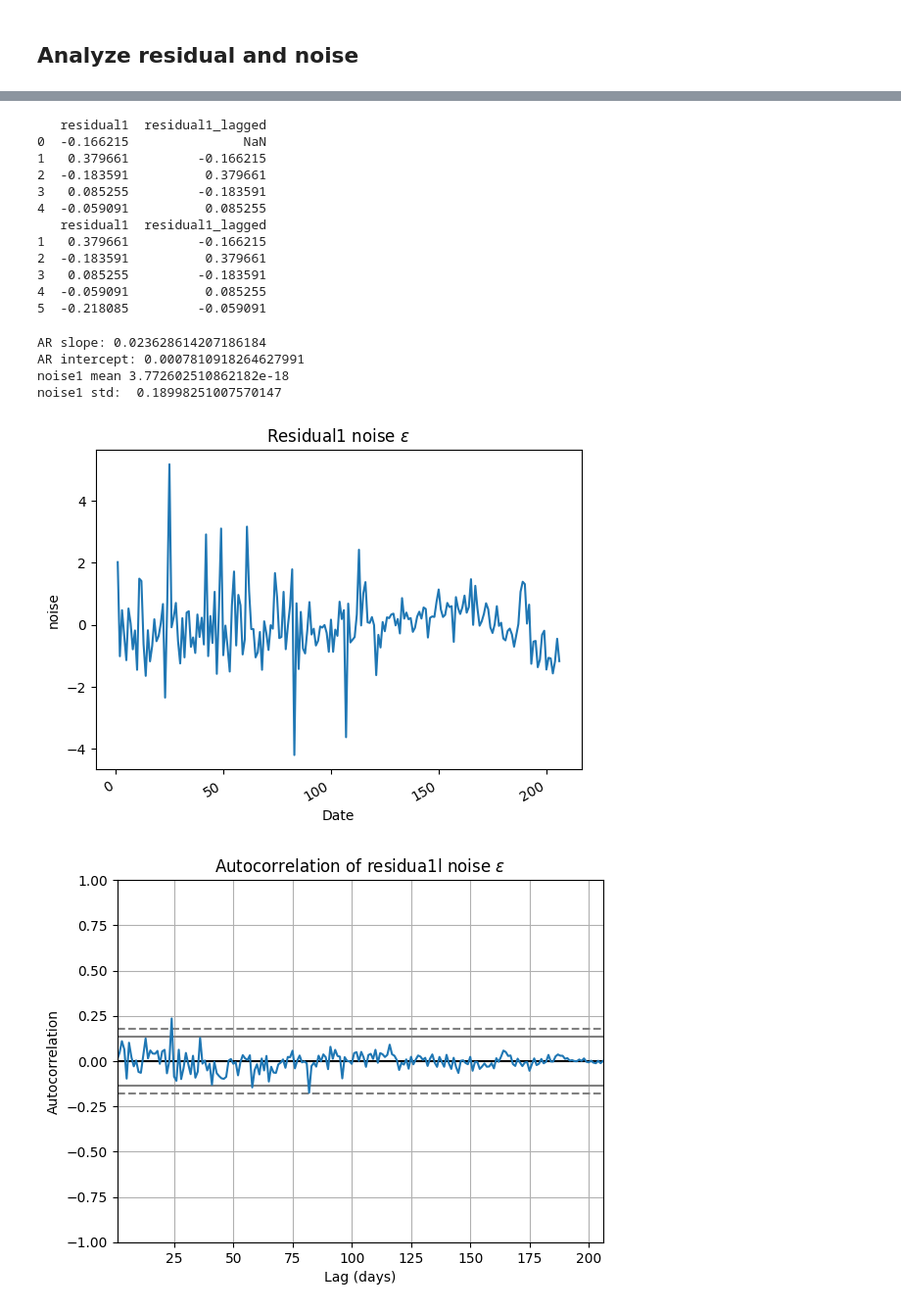
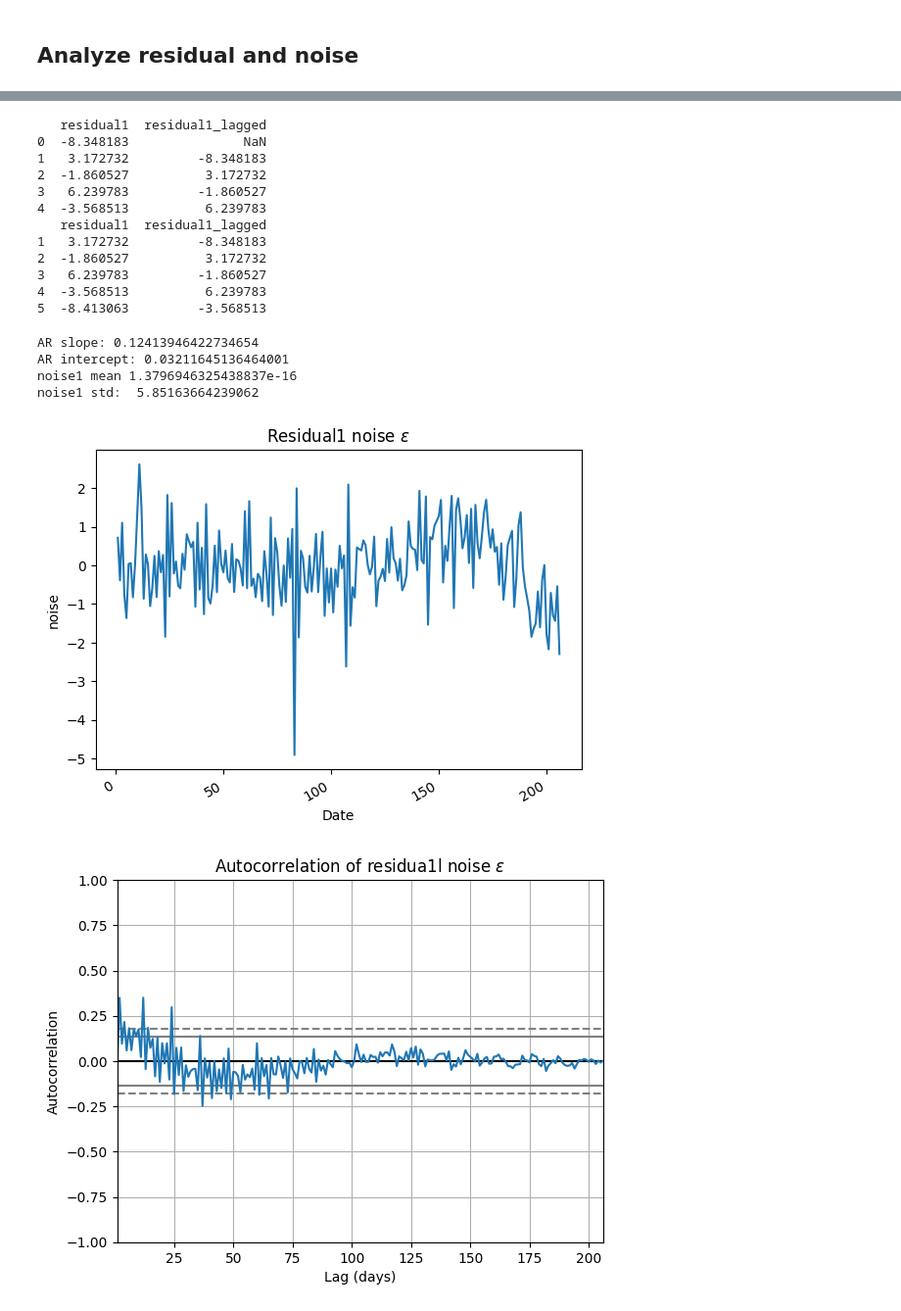
Before and after one commit to yggdrasilyuan/practicum, a Jupyter notebook: regression_time.ipynb, the cells around one changed output, grey strips where cells are left out. Shown at 98% size. Saved outputs shown, nothing was run; the diff lists cells and outputs as text; code cells hidden in the pictures.

```diff
--- a/regression_time.ipynb
+++ b/regression_time.ipynb
@@ -24,12 +24,12 @@ data
 | 82275 | 9156117 | 197325825 | AR | 2022-12-21 | 2022-12-21 16:00:00 | CAFCA Limited | ... |
 82276 rows × 38 columns
 # %%
-para="avg_sent_x"
+para="sum_sent_x"
 
 
 data=data.sort_values("FILING_DATE")
 x=data["FILING_DATE"]
 y=data[para]
-print(type(x[1]))
+# print(type(x[1]))
 plt.scatter(x,y)
 # %% [output]
@@ -217,17 +222,17 @@ DF=DF.dropna(axis="index")
 print(DF.head())
 # %% [output]
    residual1  residual1_lagged
-0  -0.166215               NaN
-1   0.379661         -0.166215
-2  -0.183591          0.379661
-3   0.085255         -0.183591
-4  -0.059091          0.085255
+0  -8.348183               NaN
+1   3.172732         -8.348183
+2  -1.860527          3.172732
+3   6.239783         -1.860527
+4  -3.568513          6.239783
    residual1  residual1_lagged
-1   0.379661         -0.166215
-2  -0.183591          0.379661
-3   0.085255         -0.183591
-4  -0.059091          0.085255
-5  -0.218085         -0.059091
+1   3.172732         -8.348183
+2  -1.860527          3.172732
+3   6.239783         -1.860527
+4  -3.568513          6.239783
+5  -8.413063         -3.568513
 # %%
 slope_R, intercept_R, _, _, _ = scipy.stats.linregress(
     DF["residual1_lagged"],DF["residual1"])
@@ -239,10 +244,10 @@ noise1_normalized=noise1/noise1_std
 print("noise1 mean",np.mean(noise1))
 print("noise1 std: ",noise1_std)
 # %% [output]
-AR slope: 0.023628614207186184
-AR intercept: 0.0007810918264627991
-noise1 mean 3.772602510862182e-18
-noise1 std:  0.18998251007570147
+AR slope: 0.12413946422734654
+AR intercept: 0.03211645136464001
+noise1 mean 1.3796946325438837e-16
+noise1 std:  5.85163664239062
 # %%
 plt.figure()
 plt.plot(noise1_normalized.index,noise1_normalized,label="dW")
@@ -253,16 +258,16 @@ plt.gcf().autofmt_xdate()
 plt.show()
 plt.close()
 # %% [output]
-[figure, old version]
+[figure, new version]
 # %%
 plt.figure()
-autocorrelation_plot(noise1_normalized)
+autocorrelation_plot(noise1)
 plt.title(r"Autocorrelation of residua1l noise $\varepsilon$")
 plt.xlabel("Lag (days)")
 plt.show()
 plt.close()
 # %% [output]
-[figure, old version]
+[figure, new version]
 # %%
 scipy.stats.probplot(noise1.values, dist="norm", plot=plt)
 plt.title(r"QQ-plot of residual1 noise $\varepsilon$")
```
Also changed, not shown: parts of 9 cells of this notebook.
